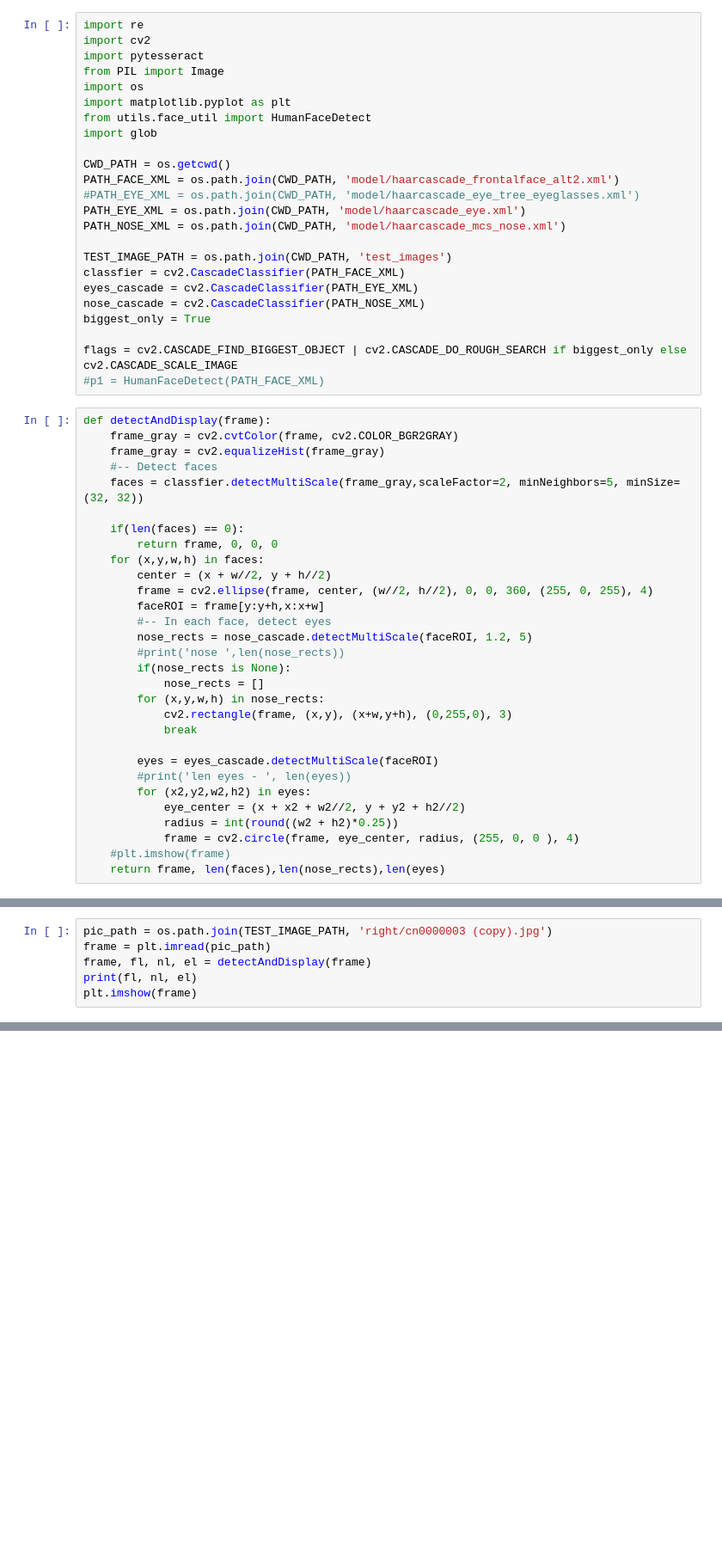
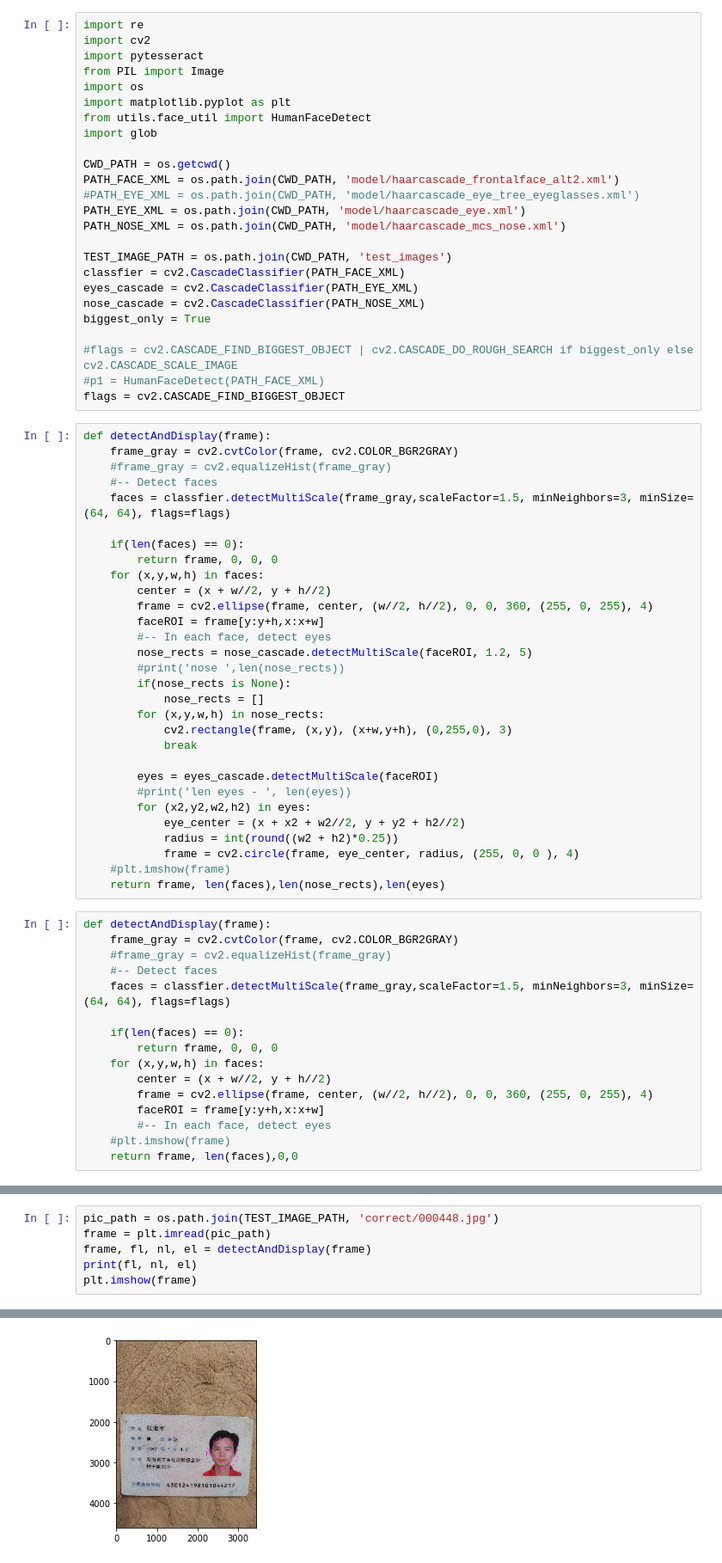
Before and after one commit to skywills/id-card-detector, a Jupyter notebook: test_face_detection.ipynb, the cells around one changed output, grey strips where cells are left out. Shown at 86% size. Cells and saved outputs as stored; diff of their text form; blank space fills up the shorter version.

```diff
--- a/test_face_detection.ipynb
+++ b/test_face_detection.ipynb
@@ -20,14 +20,15 @@ eyes_cascade = cv2.CascadeClassifier(PATH_EYE_XML)
 nose_cascade = cv2.CascadeClassifier(PATH_NOSE_XML)
 biggest_only = True
 
-flags = cv2.CASCADE_FIND_BIGGEST_OBJECT | cv2.CASCADE_DO_ROUGH_SEARCH if biggest_only else cv2.CASCADE_SCALE_IMAGE
+#flags = cv2.CASCADE_FIND_BIGGEST_OBJECT | cv2.CASCADE_DO_ROUGH_SEARCH if biggest_only else cv2.CASCADE_SCALE_IMAGE
 #p1 = HumanFaceDetect(PATH_FACE_XML)
+flags = cv2.CASCADE_FIND_BIGGEST_OBJECT
 # %%
 def detectAndDisplay(frame):
     frame_gray = cv2.cvtColor(frame, cv2.COLOR_BGR2GRAY)
-    frame_gray = cv2.equalizeHist(frame_gray)
+    #frame_gray = cv2.equalizeHist(frame_gray)
     #-- Detect faces
-    faces = classfier.detectMultiScale(frame_gray,scaleFactor=2, minNeighbors=5, minSize=(32, 32))
+    faces = classfier.detectMultiScale(frame_gray,scaleFactor=1.5, minNeighbors=3, minSize=(64, 64), flags=flags)
 
     if(len(faces) == 0):
         return frame, 0, 0, 0
@@ -52,6 +53,22 @@ def detectAndDisplay(frame):
             frame = cv2.circle(frame, eye_center, radius, (255, 0, 0 ), 4)
     #plt.imshow(frame)
     return frame, len(faces),len(nose_rects),len(eyes)
+# %%
+def detectAndDisplay(frame):
+    frame_gray = cv2.cvtColor(frame, cv2.COLOR_BGR2GRAY)
+    #frame_gray = cv2.equalizeHist(frame_gray)
+    #-- Detect faces
+    faces = classfier.detectMultiScale(frame_gray,scaleFactor=1.5, minNeighbors=3, minSize=(64, 64), flags=flags)
+
+    if(len(faces) == 0):
+        return frame, 0, 0, 0
+    for (x,y,w,h) in faces:
+        center = (x + w//2, y + h//2)
+        frame = cv2.ellipse(frame, center, (w//2, h//2), 0, 0, 360, (255, 0, 255), 4)
+        faceROI = frame[y:y+h,x:x+w]
+        #-- In each face, detect eyes
+    #plt.imshow(frame)
+    return frame, len(faces),0,0
 # %%
 def plot_figure(ls):
     plt.figure(figsize=(15,12))
@@ -76,6 +95,7 @@ plot_figure(lst)
 # %%
-pic_path = os.path.join(TEST_IMAGE_PATH, 'right/cn0000003 (copy).jpg')
+pic_path = os.path.join(TEST_IMAGE_PATH, 'correct/000448.jpg')
 frame = plt.imread(pic_path)
 frame, fl, nl, el = detectAndDisplay(frame)
 print(fl, nl, el)
 plt.imshow(frame)
+# %% [output]
@@ -81,0 +104 @@ plt.imshow(frame)
+[figure, added]
```
Also changed, not shown: parts of 2 cells of this notebook, 12 other files.
